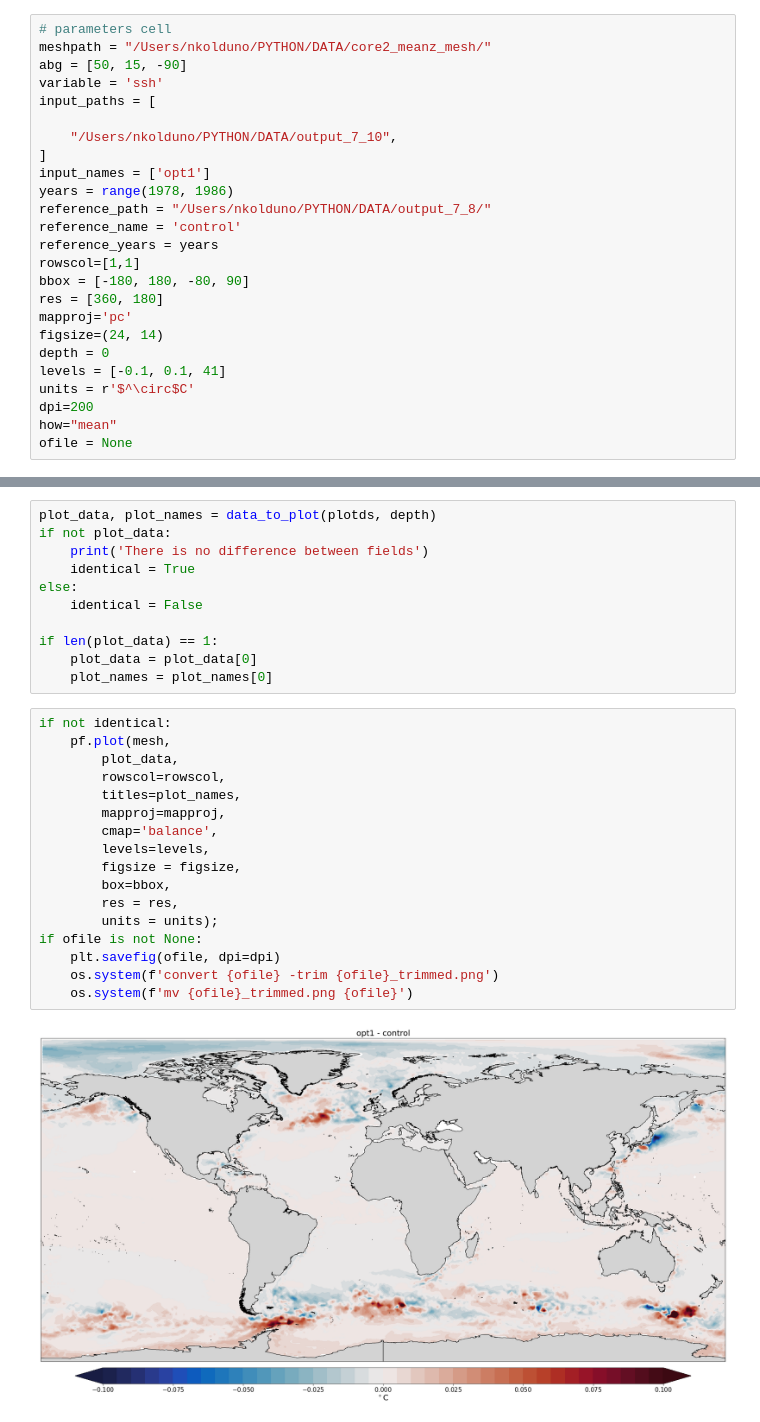
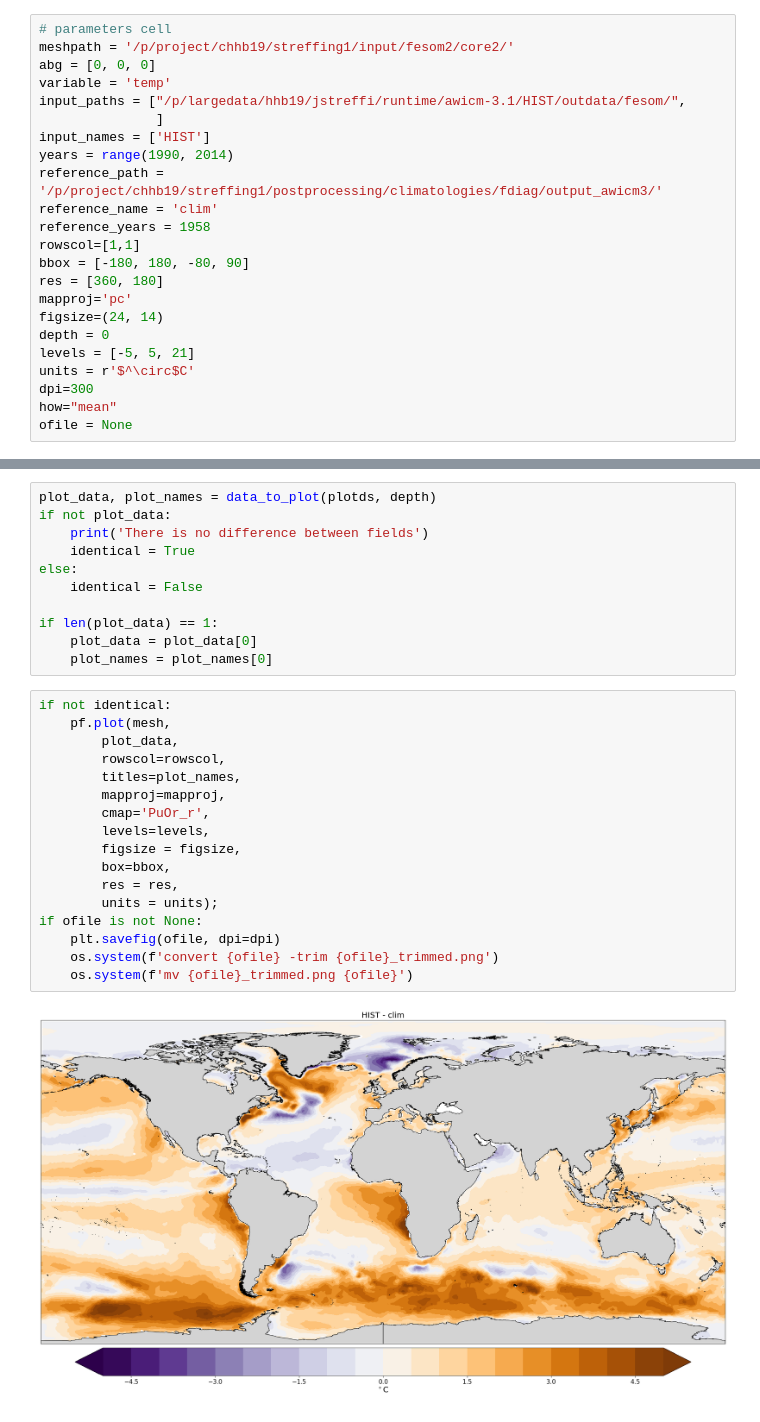
Before and after one commit to FESOM/fdiag, a Jupyter notebook: fdiag/templates/difference.ipynb, the cells around one changed output, grey strips where cells are left out. Drawn from its saved outputs; the diff is of its cells as text.

```diff
--- a/fdiag/templates/difference.ipynb
+++ b/fdiag/templates/difference.ipynb
@@ -10,26 +12,24 @@ import matplotlib.pylab as plt
 # %%
 # parameters cell
-meshpath = "/Users/nkolduno/PYTHON/DATA/core2_meanz_mesh/"
-abg = [50, 15, -90]
-variable = 'ssh'
-input_paths = [
-
-    "/Users/nkolduno/PYTHON/DATA/output_7_10",
-]
-input_names = ['opt1']
-years = range(1978, 1986)
-reference_path = "/Users/nkolduno/PYTHON/DATA/output_7_8/"
-reference_name = 'control'
-reference_years = years
+meshpath = '/p/project/chhb19/streffing1/input/fesom2/core2/'
+abg = [0, 0, 0]
+variable = 'temp'
+input_paths = ["/p/largedata/hhb19/jstreffi/runtime/awicm-3.1/HIST/outdata/fesom/",
+               ]
+input_names = ['HIST']
+years = range(1990, 2014)
+reference_path = '/p/project/chhb19/streffing1/postprocessing/climatologies/fdiag/output_awicm3/'
+reference_name = 'clim'
+reference_years = 1958
 rowscol=[1,1]
 bbox = [-180, 180, -80, 90]
 res = [360, 180]
 mapproj='pc'
 figsize=(24, 14)
 depth = 0
-levels = [-0.1, 0.1, 41]
+levels = [-5, 5, 21]
 units = r'$^\circ$C'
-dpi=200
+dpi=300
 how="mean"
 ofile = None
 # %%
@@ -84,19 +93,19 @@ if len(plot_data) == 1:
 # %%
 if not identical:
     pf.plot(mesh,
         plot_data,
         rowscol=rowscol,
         titles=plot_names,
         mapproj=mapproj,
-        cmap='balance',
+        cmap='PuOr_r',
         levels=levels,
         figsize = figsize,
         box=bbox,
         res = res,
         units = units);
 if ofile is not None:
     plt.savefig(ofile, dpi=dpi)
     os.system(f'convert {ofile} -trim {ofile}_trimmed.png')
     os.system(f'mv {ofile}_trimmed.png {ofile}')
 # %% [output]
-[figure, old version]
+[figure, new version]
```
Also changed, not shown: parts of 3 cells of this notebook, 22 other files.
